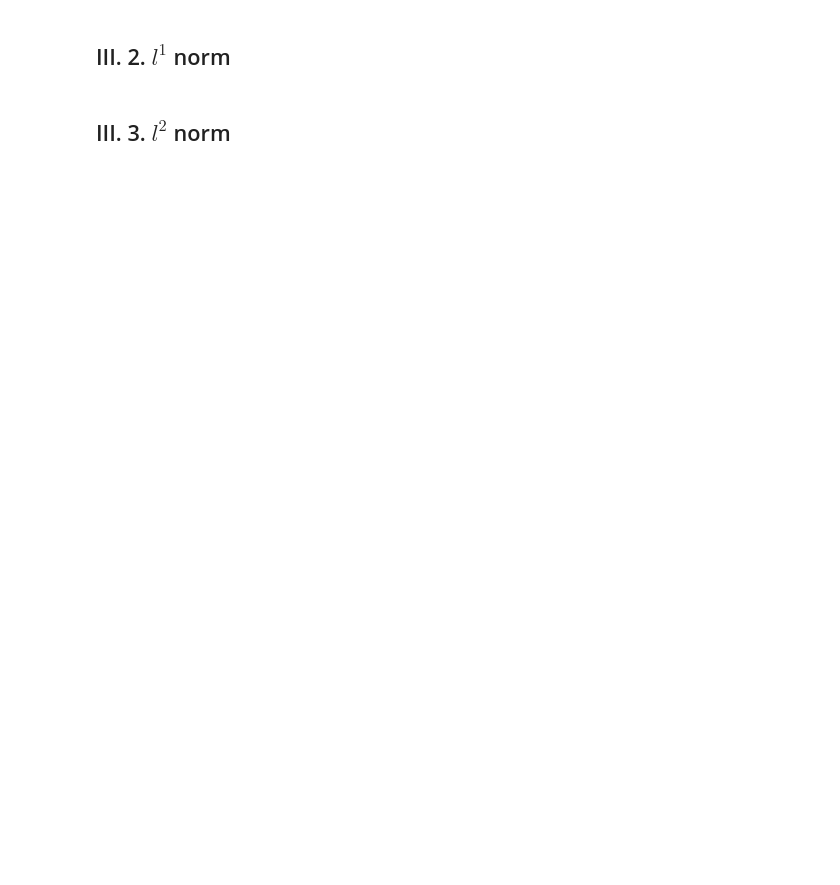
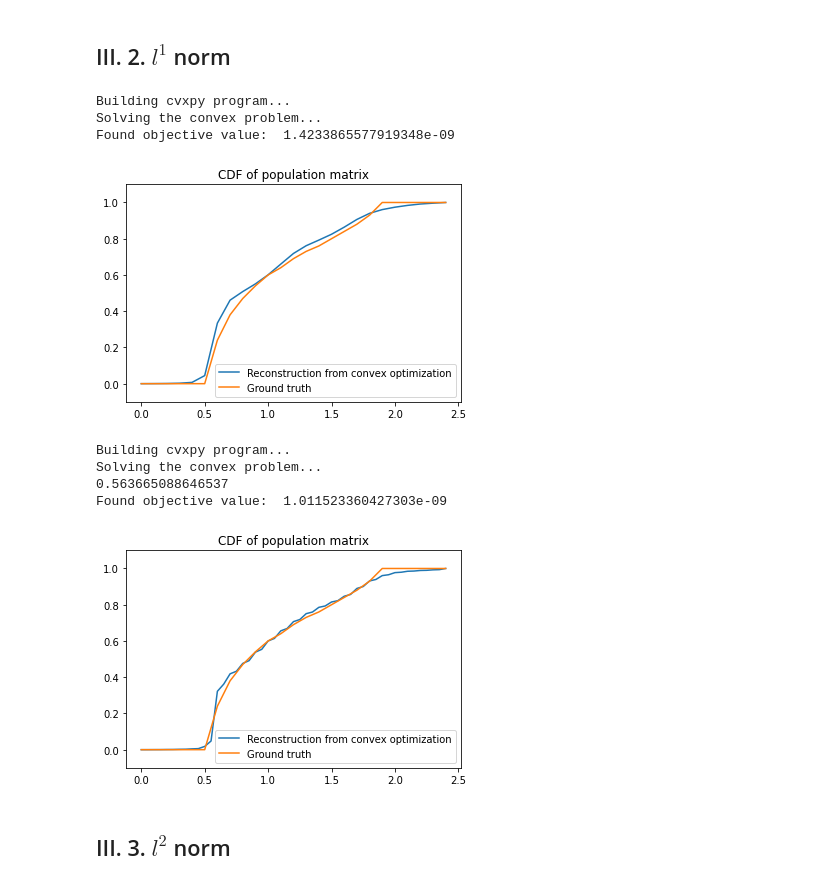
Before and after one commit to mauricio-velasco/free_deconvolution, a Jupyter notebook: ipynb/ElKaroui.ipynb, the cells around one changed output. Saved outputs shown, nothing was run; the diff lists cells and outputs as text; code cells hidden in the pictures; blank space fills up the shorter version.

```diff
--- a/ipynb/ElKaroui.ipynb
+++ b/ipynb/ElKaroui.ipynb
@@ -271,7 +318,18 @@ deconvolution('linfty')
 # %% [markdown]
 ## III. 2. $l^1$ norm
 # %%
-deconvolution('l1')
+deconvolution('l1','point')
+deconvolution('l1','all')
+# %% [output]
+Building cvxpy program...
+Solving the convex problem...
+Found objective value:  1.4233865577919348e-09
+[figure, added]
+Building cvxpy program...
+Solving the convex problem...
+0.563665088646537
+Found objective value:  1.011523360427303e-09
+[figure, added]
 # %% [markdown]
 ## III. 3. $l^2$ norm
 # %%
```
Also changed, not shown: parts of 9 cells of this notebook.
